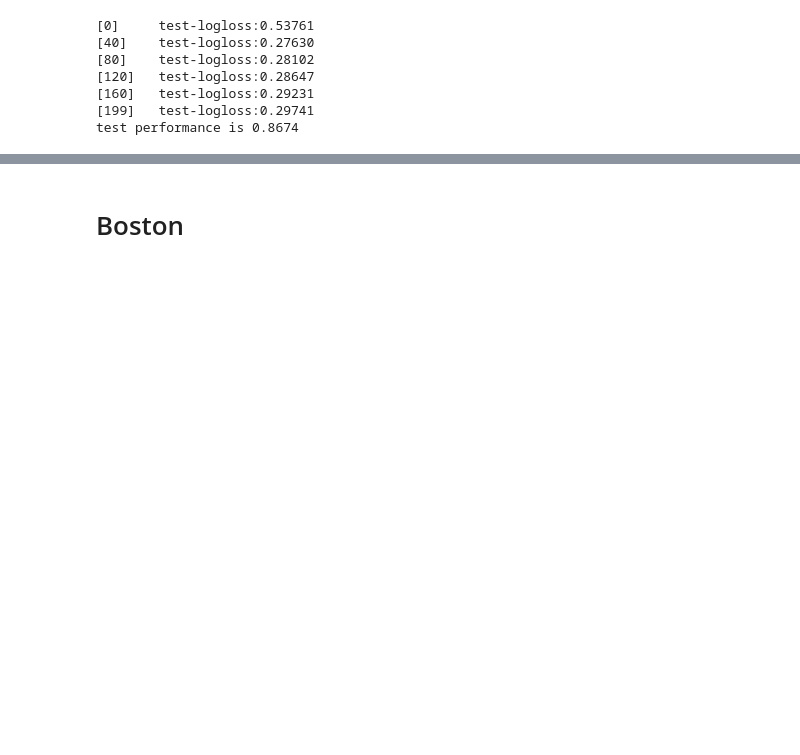
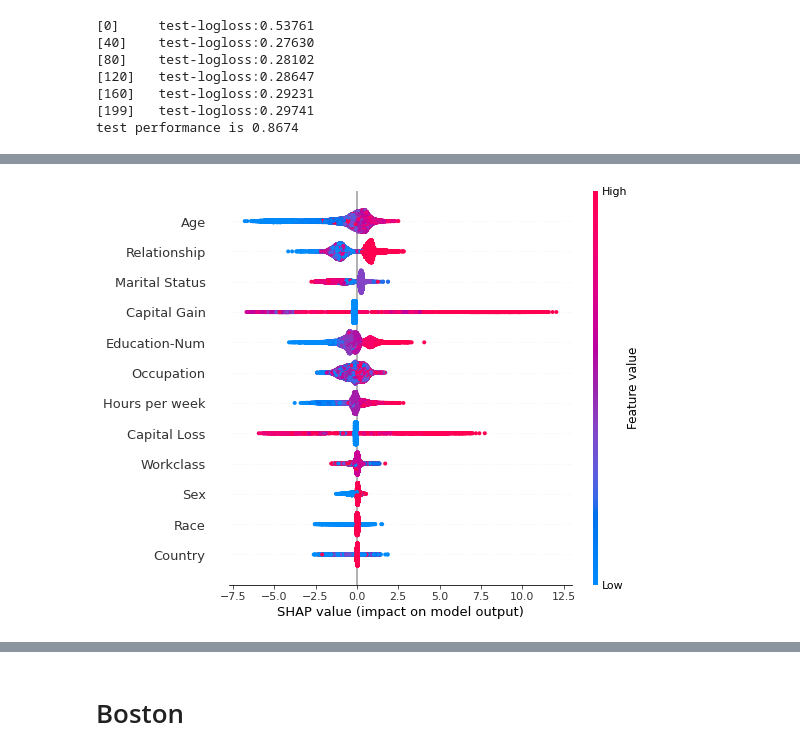
Before and after one commit to simonjisu/FeatureInteractionTree, a Jupyter notebook: notebooks/Finer Granularity Explanation.ipynb, the cells around one changed output, grey strips where cells are left out. Drawn from its saved outputs; the diff is of its cells as text; code cells hidden in the pictures; blank space fills up the shorter version.

```diff
--- a/notebooks/Finer Granularity Explanation.ipynb
+++ b/notebooks/Finer Granularity Explanation.ipynb
@@ -68,0 +85,4 @@ for key, tree in trees:
+# %%
+shap.summary_plot(shap_values)
+# %% [output]
+[figure, added]
```
Also changed, not shown: parts of 11 cells of this notebook, 7 other files.
